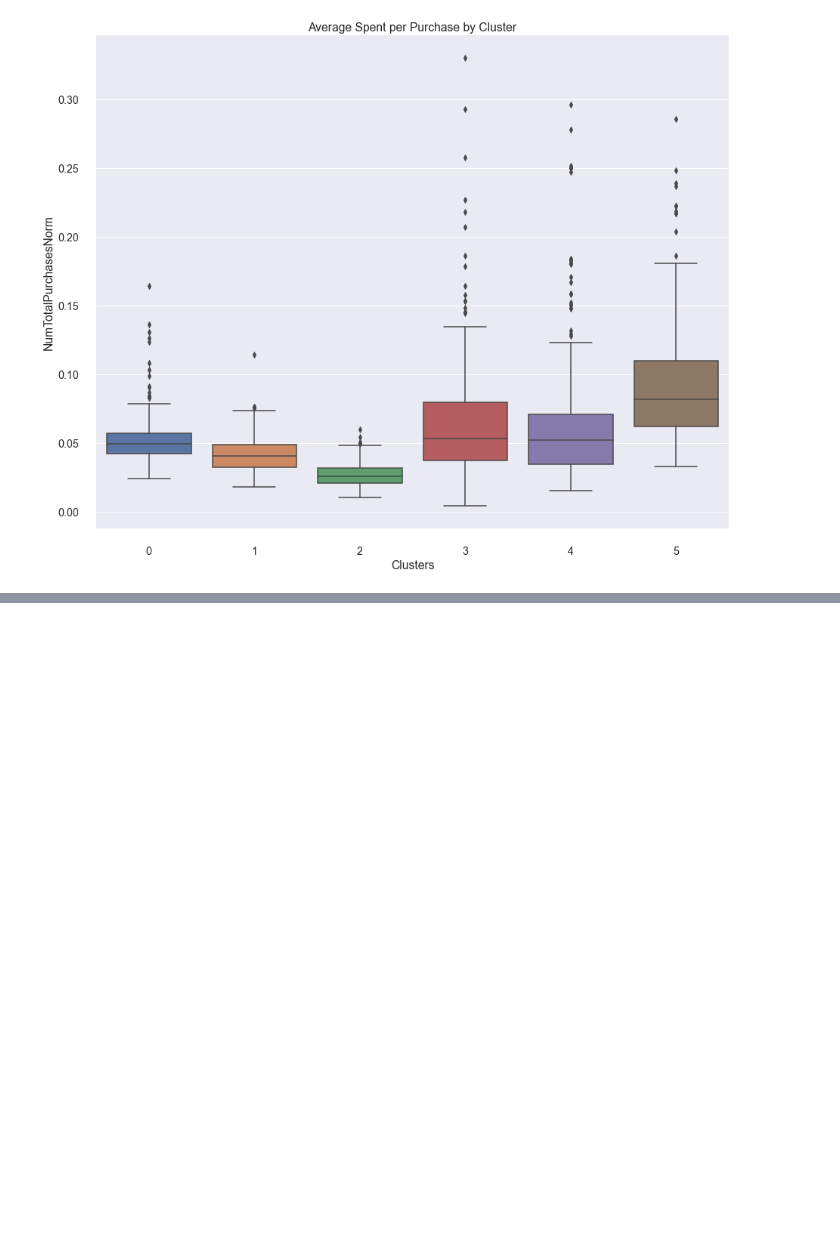
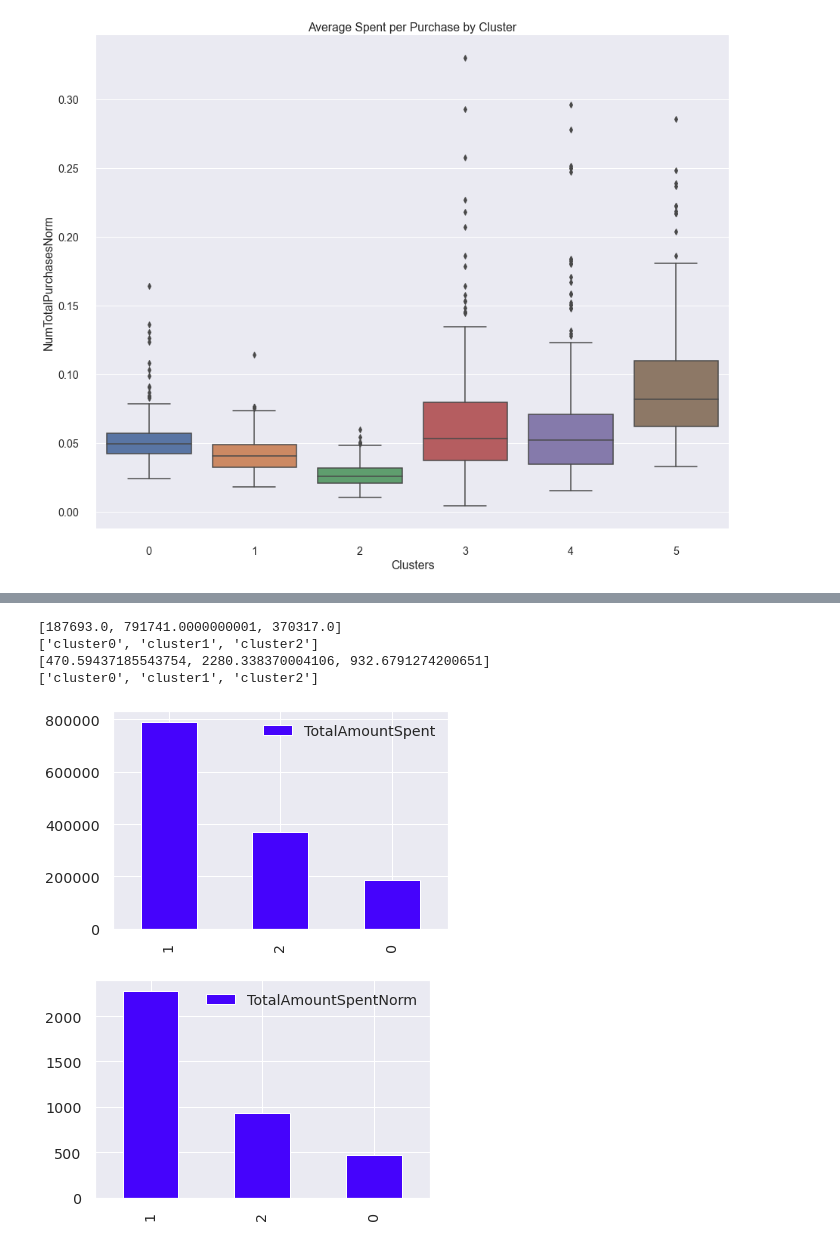
Before and after one commit to dapopov-st/store-customer-segmentation, a Jupyter notebook: 004_Analysis.ipynb, the cells around one changed output, grey strips where cells are left out. Drawn from its saved outputs; the diff is of its cells as text; code cells hidden in the pictures; blank space fills up the shorter version.

```diff
--- a/004_Analysis.ipynb
+++ b/004_Analysis.ipynb
@@ -949,0 +990,10 @@ plt.savefig('./figures/avg_per_purchase.png')
+# %%
+total_spent_by_cluster(data=df,cluster_lab='AC3')
+total_spent_by_cluster(data=df,cluster_lab='AC3',norm=True)
+# %% [output]
+[187693.0, 791741.0000000001, 370317.0]
+['cluster0', 'cluster1', 'cluster2']
+[470.59437185543754, 2280.338370004106, 932.6791274200651]
+['cluster0', 'cluster1', 'cluster2']
+[figure, added]
+[figure, added]
```
Also changed, not shown: parts of 14 cells of this notebook, 3 other files.
